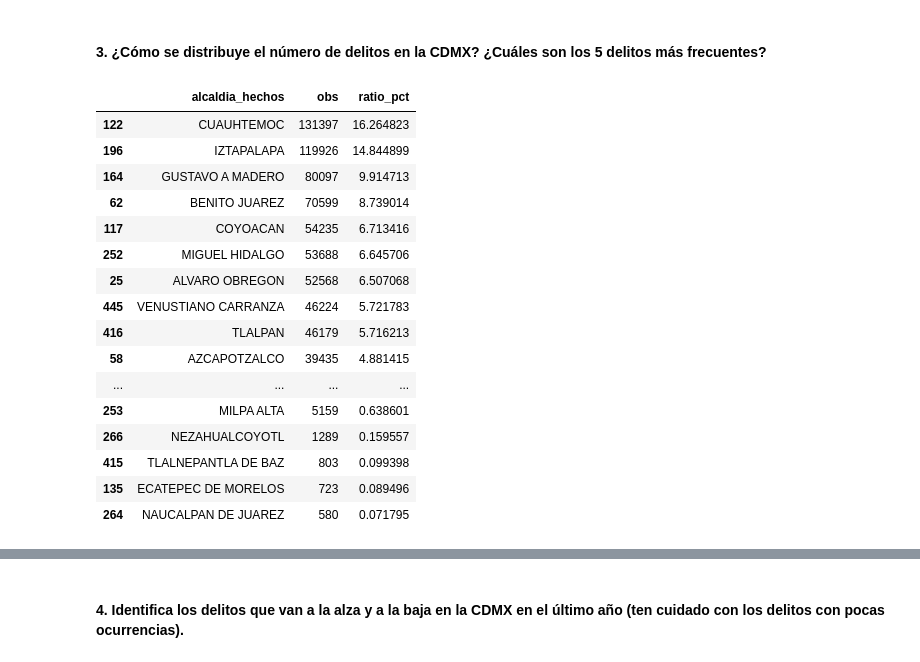
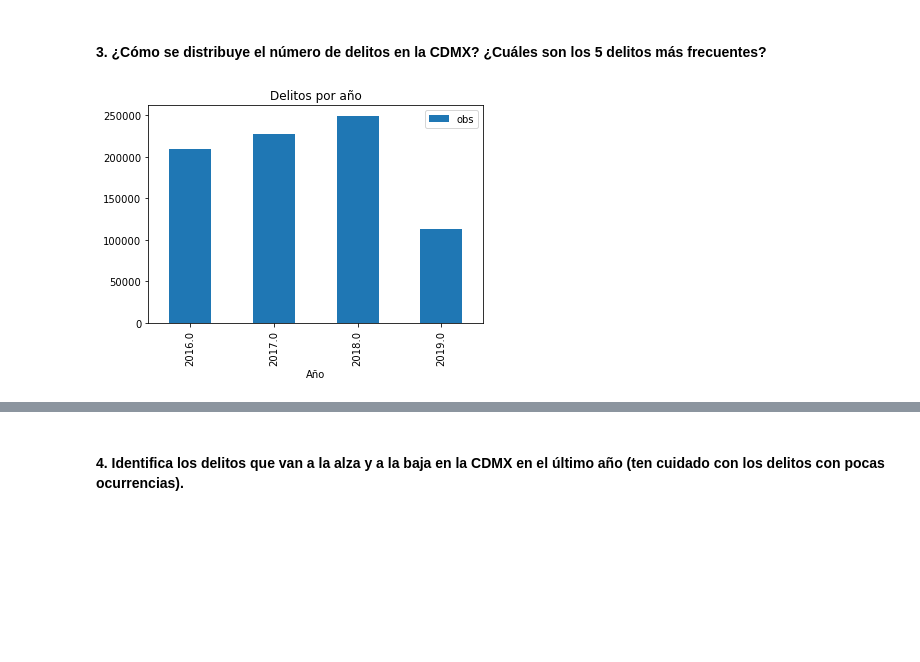
Before and after one commit to Javolet/Evaluacion_OPI, a Jupyter notebook: Seccion_A/Seccion_A_Notebook.ipynb, the cells around one changed output, grey strips where cells are left out. Saved outputs shown, nothing was run; the diff lists cells and outputs as text; code cells hidden in the pictures; blank space fills up the shorter version.

```diff
--- a/Seccion_A/Seccion_A_Notebook.ipynb
+++ b/Seccion_A/Seccion_A_Notebook.ipynb
@@ -125,25 +136,9 @@ dataset.set_index('fecha_hechos_mod', inplace = True)
 #### 3. ¿Cómo se distribuye el número de delitos en la CDMX? ¿Cuáles son los 5 delitos más frecuentes?
 # %%
 # Aquí realizamos una agregación para calcular la frecuencia y el ratio porcentual relativo por alcaldía.
-dataset_counts = dataset.groupby('alcaldia_hechos').size().reset_index(name='obs').sort_values(by = 'obs', \
-                                                                              ascending = False)
-dataset_counts['ratio_pct'] = 100 * dataset_counts['obs']/dataset_counts['obs'].sum()
-dataset_counts.head(20)
+dataset_counts = dataset.groupby(dataset.index.year).size().reset_index(name = 'obs')
+# Realizamos un gráfico de barras para ver la distribución del número de delitos por año
+dataset_counts.plot.bar(x = 'fecha_hechos_mod', y = 'obs', title = 'Delitos por año', xlabel = 'Año')
+plt.show()
 # %% [output]
-|  | alcaldia_hechos | obs | ratio_pct |
-| 122 | CUAUHTEMOC | 131397 | 16.264823 |
-| 196 | IZTAPALAPA | 119926 | 14.844899 |
-| 164 | GUSTAVO A MADERO | 80097 | 9.914713 |
-| 62 | BENITO JUAREZ | 70599 | 8.739014 |
-| 117 | COYOACAN | 54235 | 6.713416 |
-| 252 | MIGUEL HIDALGO | 53688 | 6.645706 |
-| 25 | ALVARO OBREGON | 52568 | 6.507068 |
-| 445 | VENUSTIANO CARRANZA | 46224 | 5.721783 |
-| 416 | TLALPAN | 46179 | 5.716213 |
-| 58 | AZCAPOTZALCO | 39435 | 4.881415 |
-| ... | ... | ... | ... |
-| 253 | MILPA ALTA | 5159 | 0.638601 |
-| 266 | NEZAHUALCOYOTL | 1289 | 0.159557 |
-| 415 | TLALNEPANTLA DE BAZ | 803 | 0.099398 |
-| 135 | ECATEPEC DE MORELOS | 723 | 0.089496 |
-| 264 | NAUCALPAN DE JUAREZ | 580 | 0.071795 |
+[figure, added]
```
Also changed, not shown: parts of 30 cells of this notebook.
